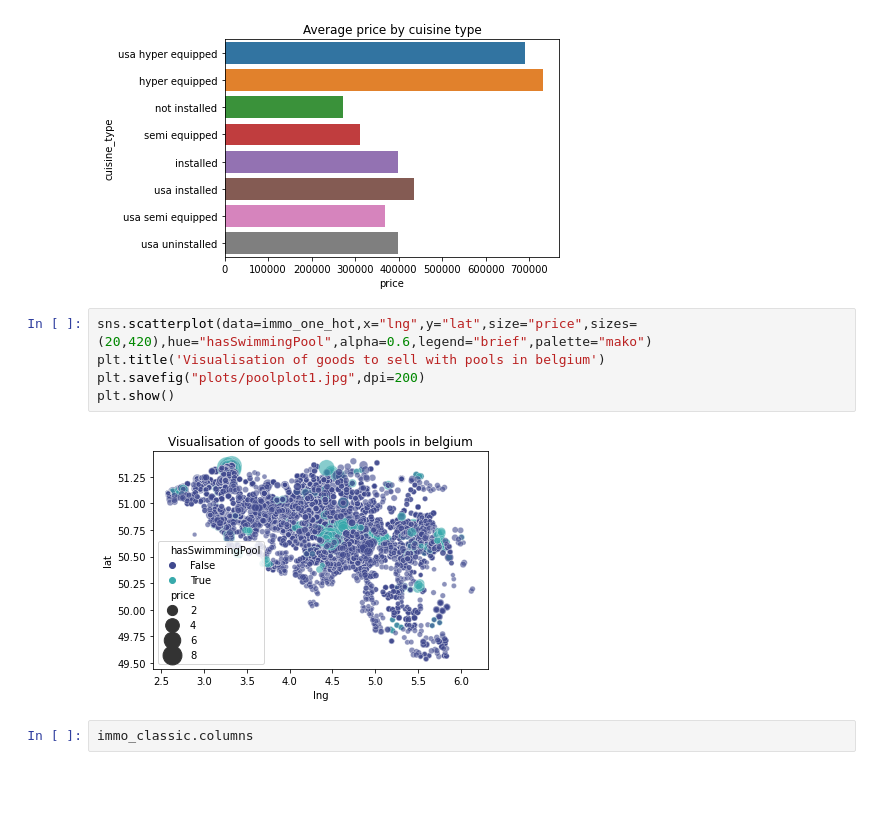
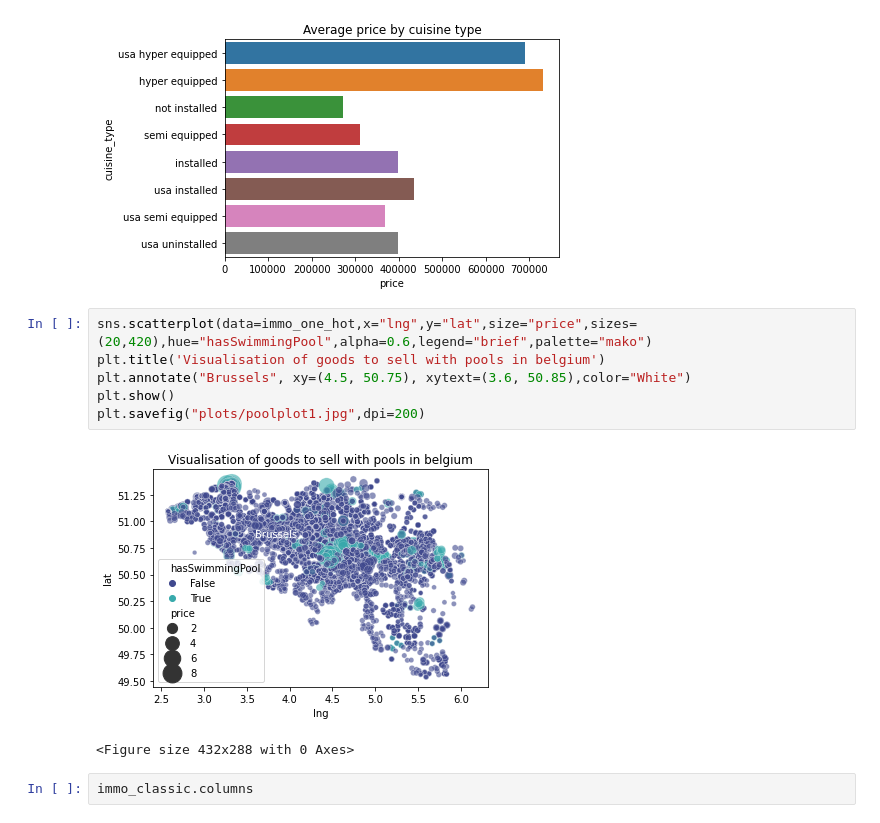
Before and after one commit to Ezamey/Data-Analysis, a Jupyter notebook: Step_2_Data_Analysis.ipynb, the cells around one changed output. Cells and saved outputs as stored; diff of their text form; blank space fills up the shorter version.

```diff
--- a/Step_2_Data_Analysis.ipynb
+++ b/Step_2_Data_Analysis.ipynb
@@ -291,10 +290,12 @@ plt.show()
 # %%
 sns.scatterplot(data=immo_one_hot,x="lng",y="lat",size="price",sizes=(20,420),hue="hasSwimmingPool",alpha=0.6,legend="brief",palette="mako")
 plt.title('Visualisation of goods to sell with pools in belgium')
+plt.annotate("Brussels", xy=(4.5, 50.75), xytext=(3.6, 50.85),color="White")
+plt.show()
 plt.savefig("plots/poolplot1.jpg",dpi=200)
-plt.show()
 # %% [output]
-[figure, old version]
+[figure, new version]
+<Figure size 432x288 with 0 Axes>
 # %%
 immo_classic.columns
 # %% [output]
```
Also changed, not shown: parts of 2 cells of this notebook, 6 other files.
